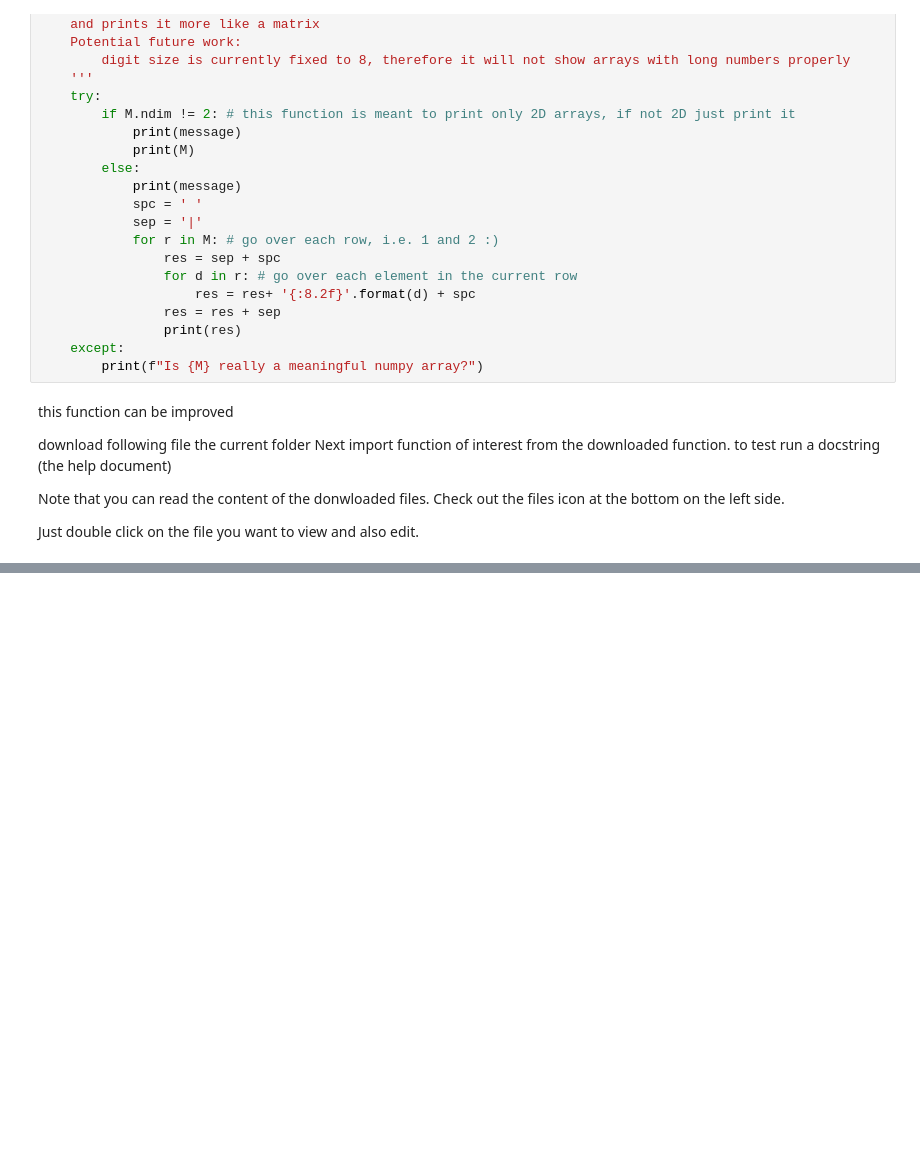
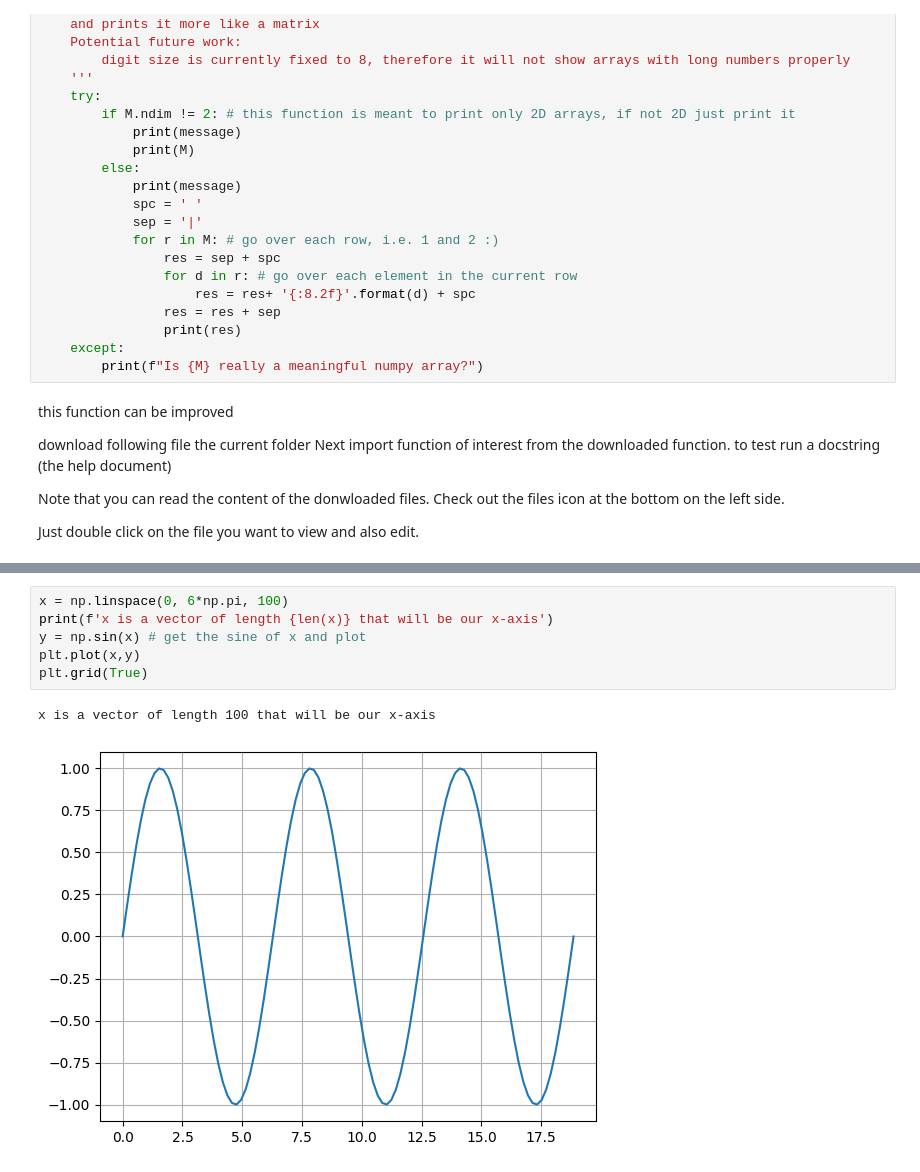
Before and after one commit to amnessa/MECH536, a Jupyter notebook: numpy_practice.ipynb, the cells around one changed output, grey strips where cells are left out. Cells and saved outputs as stored; diff of their text form; blank space fills up the shorter version.

```diff
--- a/numpy_practice.ipynb
+++ b/numpy_practice.ipynb
@@ -301,0 +477,9 @@ ModuleNotFoundError: No module named 'sklearn'
+# %%
+x = np.linspace(0, 6*np.pi, 100)
+print(f'x is a vector of length {len(x)} that will be our x-axis')
+y = np.sin(x) # get the sine of x and plot
+plt.plot(x,y)
+plt.grid(True)
+# %% [output]
+x is a vector of length 100 that will be our x-axis
+[figure, added]
```
Also changed, not shown: parts of 44 cells of this notebook, 2 other files.
